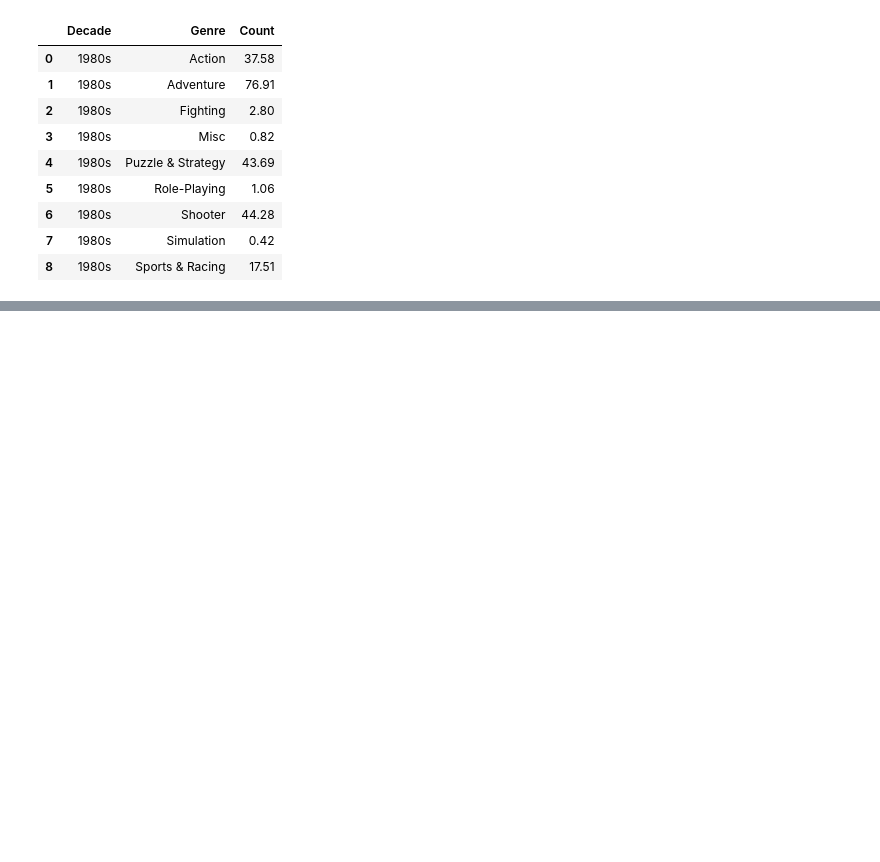
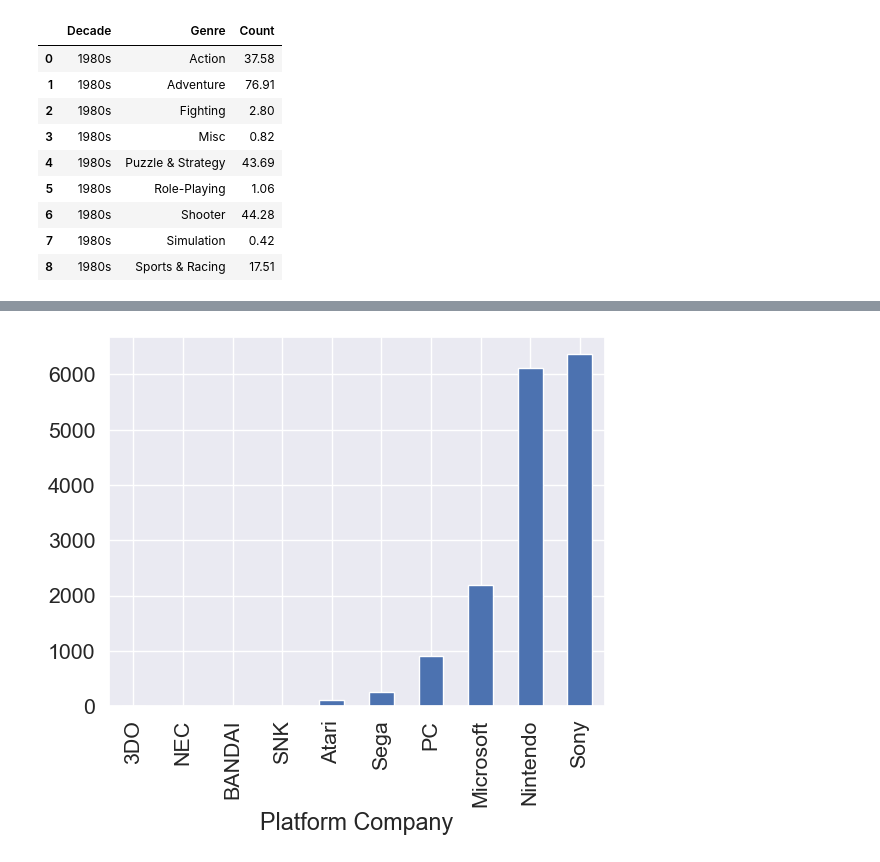
Before and after one commit to JBanowsky/SMU_Project_1_Video_Game_Statistics, a Jupyter notebook: Video Game Statistics/John Video Games.ipynb, the cells around one changed output, grey strips where cells are left out. Cells and saved outputs as stored; diff of their text form; code cells hidden in the pictures; blank space fills up the shorter version.

```diff
--- a/Video Game Statistics/John Video Games.ipynb
+++ b/Video Game Statistics/John Video Games.ipynb
@@ -805,0 +846,5 @@ plt.show()
+# %%
+sales_data_clean.groupby("Platform Company").Global_Sales.count().sort_values().plot(kind="bar")
+sns.set(font_scale=1.4)
+# %% [output]
+[figure, added]
```
Also changed, not shown: parts of 41 cells of this notebook, 2 other files.
